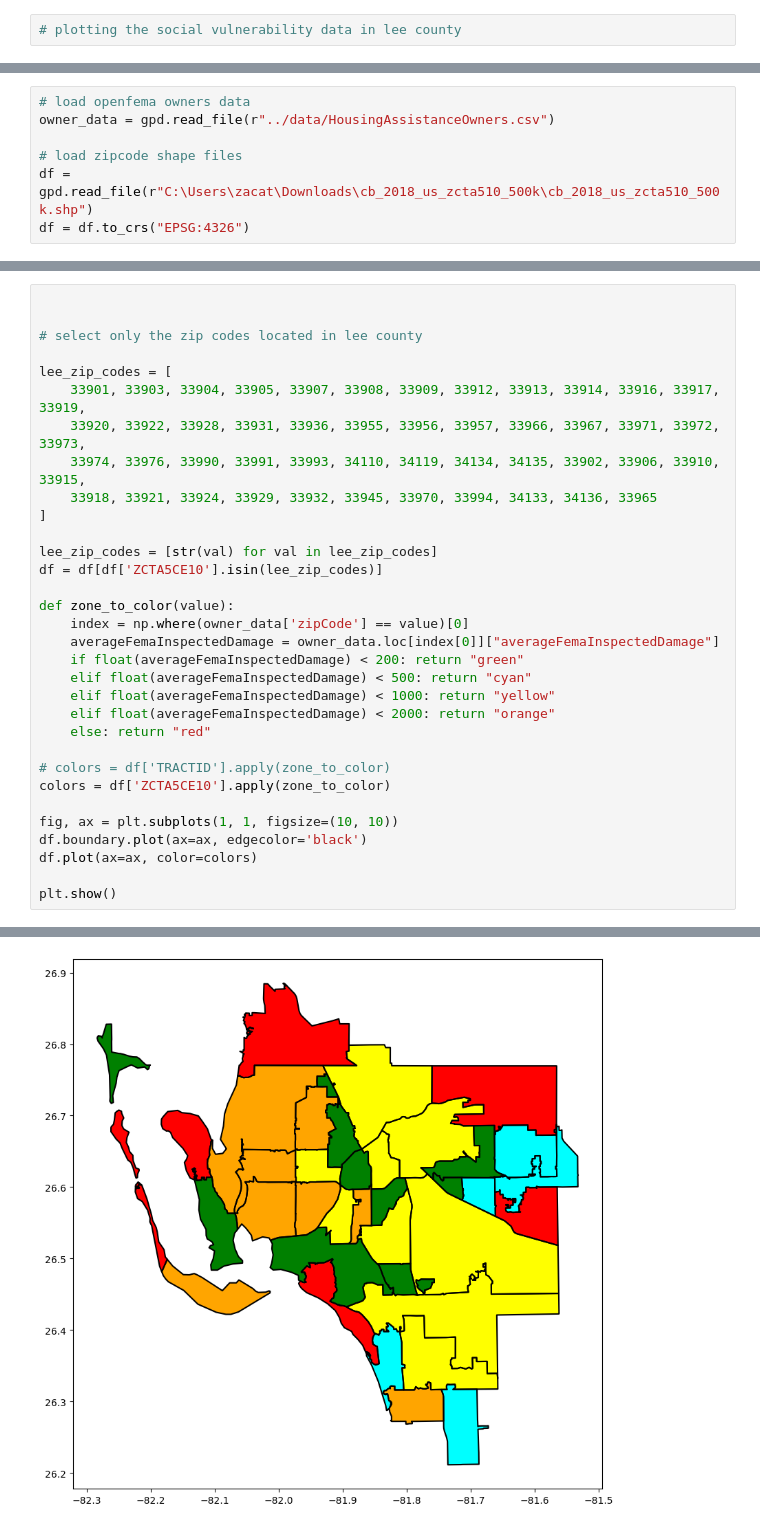
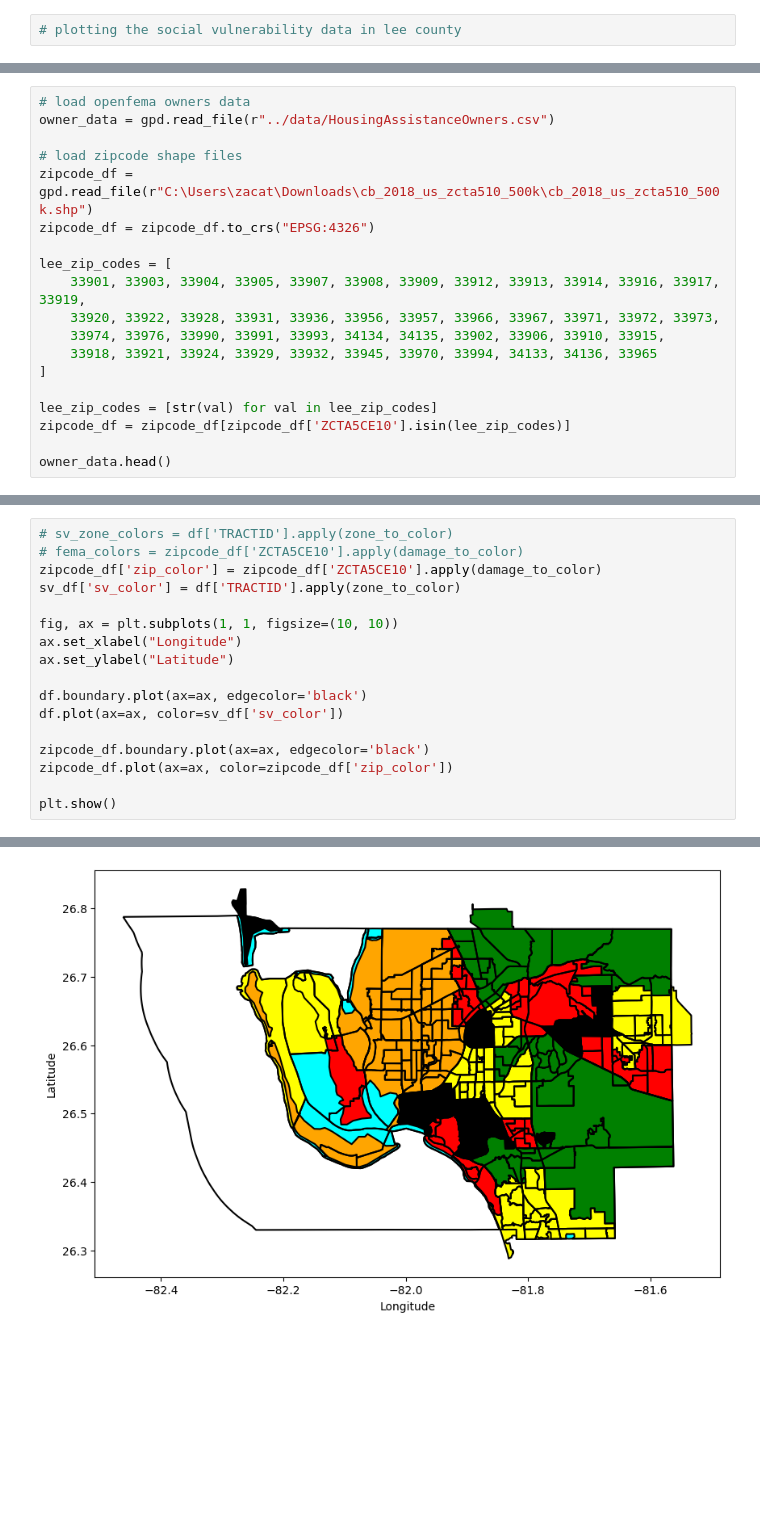
Before and after one commit to zacbakerr/open-fema-analysis, a Jupyter notebook: lee_county_analysis.ipynb, the cells around one changed output, grey strips where cells are left out. Saved outputs shown, nothing was run; the diff lists cells and outputs as text; blank space fills up the shorter version.

Commit message:
mapped sv on top of fema data

```diff
--- a/lee_county_analysis.ipynb
+++ b/lee_county_analysis.ipynb
@@ -250,8 +245,20 @@ plt.show()
 owner_data = gpd.read_file(r"../data/HousingAssistanceOwners.csv")
 
 # load zipcode shape files
-df = gpd.read_file(r"C:\Users\zacat\Downloads\cb_2018_us_zcta510_500k\cb_2018_us_zcta510_500k.shp")
-df = df.to_crs("EPSG:4326")
+zipcode_df = gpd.read_file(r"C:\Users\zacat\Downloads\cb_2018_us_zcta510_500k\cb_2018_us_zcta510_500k.shp")
+zipcode_df = zipcode_df.to_crs("EPSG:4326")
+
+lee_zip_codes = [
+    33901, 33903, 33904, 33905, 33907, 33908, 33909, 33912, 33913, 33914, 33916, 33917, 33919,
+    33920, 33922, 33928, 33931, 33936, 33956, 33957, 33966, 33967, 33971, 33972, 33973,
+    33974, 33976, 33990, 33991, 33993, 34134, 34135, 33902, 33906, 33910, 33915,
+    33918, 33921, 33924, 33929, 33932, 33945, 33970, 33994, 34133, 34136, 33965
+]
+
+lee_zip_codes = [str(val) for val in lee_zip_codes]
+zipcode_df = zipcode_df[zipcode_df['ZCTA5CE10'].isin(lee_zip_codes)]
+
+owner_data.head()
 # %% [output]
 |  | disasterNumber | state | county | city | zipCode | validRegistrations | averageFemaInspectedDamage | ... |
 | 0 | 1439 | TX | Aransas (County) | ARANSAS PASS | 78335 | 4 | 1345.01 | ... |
@@ -269,33 +291,18 @@ df = df.to_crs("EPSG:4326")
 # %%
-
-
-# select only the zip codes located in lee county
-
-lee_zip_codes = [
-    33901, 33903, 33904, 33905, 33907, 33908, 33909, 33912, 33913, 33914, 33916, 33917, 33919,
-    33920, 33922, 33928, 33931, 33936, 33955, 33956, 33957, 33966, 33967, 33971, 33972, 33973,
-    33974, 33976, 33990, 33991, 33993, 34110, 34119, 34134, 34135, 33902, 33906, 33910, 33915,
-    33918, 33921, 33924, 33929, 33932, 33945, 33970, 33994, 34133, 34136, 33965
-]
-
-lee_zip_codes = [str(val) for val in lee_zip_codes]
-df = df[df['ZCTA5CE10'].isin(lee_zip_codes)]
-
-def zone_to_color(value):
-    index = np.where(owner_data['zipCode'] == value)[0]
-    averageFemaInspectedDamage = owner_data.loc[index[0]]["averageFemaInspectedDamage"]
-    if float(averageFemaInspectedDamage) < 200: return "green"
-    elif float(averageFemaInspectedDamage) < 500: return "cyan"
-    elif float(averageFemaInspectedDamage) < 1000: return "yellow"
-    elif float(averageFemaInspectedDamage) < 2000: return "orange"
-    else: return "red"
-
-# colors = df['TRACTID'].apply(zone_to_color)
-colors = df['ZCTA5CE10'].apply(zone_to_color)
+# sv_zone_colors = df['TRACTID'].apply(zone_to_color)
+# fema_colors = zipcode_df['ZCTA5CE10'].apply(damage_to_color)
+zipcode_df['zip_color'] = zipcode_df['ZCTA5CE10'].apply(damage_to_color)
+sv_df['sv_color'] = df['TRACTID'].apply(zone_to_color)
 
 fig, ax = plt.subplots(1, 1, figsize=(10, 10))
+ax.set_xlabel("Longitude")
+ax.set_ylabel("Latitude")
+
 df.boundary.plot(ax=ax, edgecolor='black')
-df.plot(ax=ax, color=colors)
+df.plot(ax=ax, color=sv_df['sv_color'])
+
+zipcode_df.boundary.plot(ax=ax, edgecolor='black')
+zipcode_df.plot(ax=ax, color=zipcode_df['zip_color'])
 
 plt.show()
 # %% [output]
@@ -309 +309 @@ plt.show()
-[figure, old version]
+[figure, new version]
```
Also changed, not shown: parts of 8 cells of this notebook.
